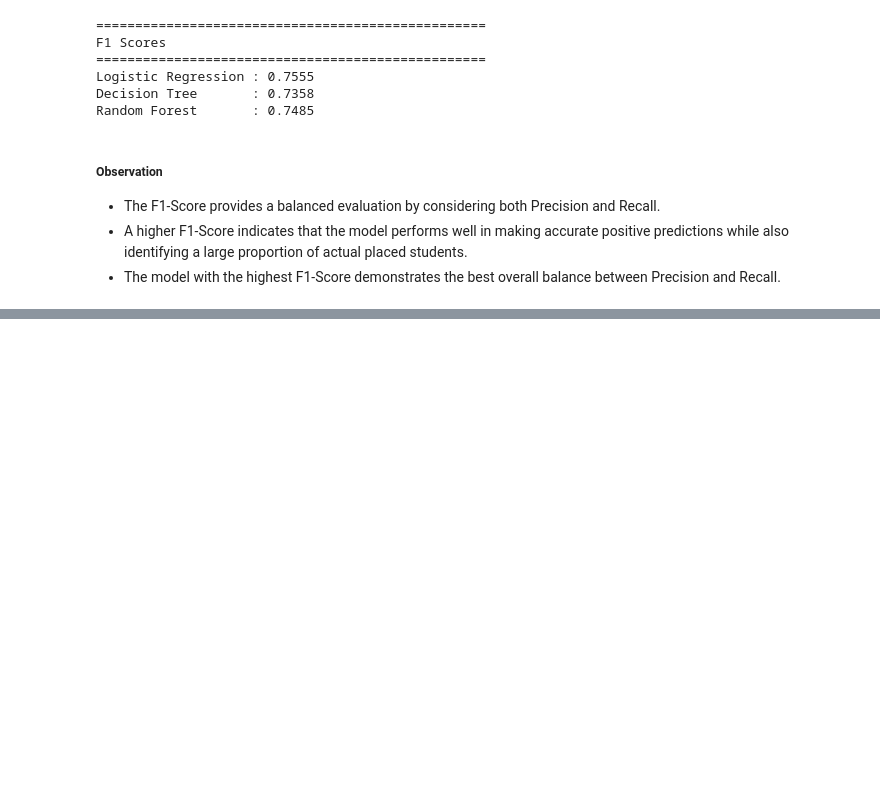
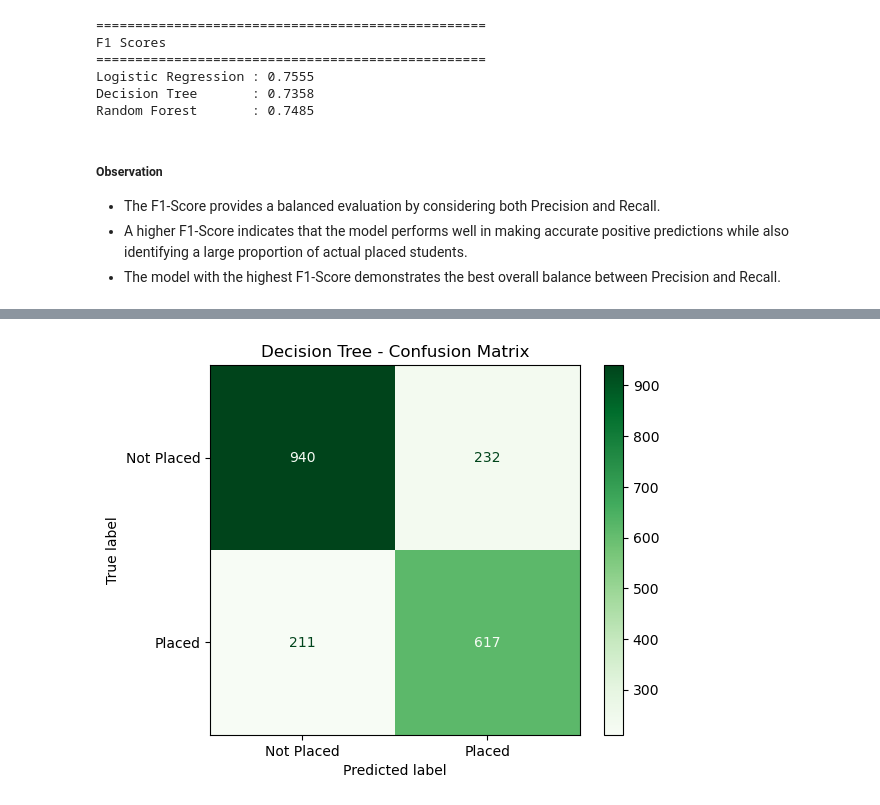
Before and after one commit to avy-pixel/Student-placement-prediction, a Jupyter notebook: Studentdata/Notebook.ipynb, the cells around one changed output, grey strips where cells are left out. Saved outputs shown, nothing was run; the diff lists cells and outputs as text; code cells hidden in the pictures; blank space fills up the shorter version.

```diff
--- a/Studentdata/Notebook.ipynb
+++ b/Studentdata/Notebook.ipynb
@@ -930,0 +955,9 @@ Random Forest       : 0.7485
+# %%
+cm = confusion_matrix(y_test, dt_test_preds)
+disp = ConfusionMatrixDisplay(confusion_matrix=cm,
+                              display_labels=["Not Placed","Placed"])
+disp.plot(cmap="Greens")
+plt.title("Decision Tree - Confusion Matrix")
+plt.show()
+# %% [output]
+[figure, added]
```
Also changed, not shown: parts of 25 cells of this notebook, 1 other file.
